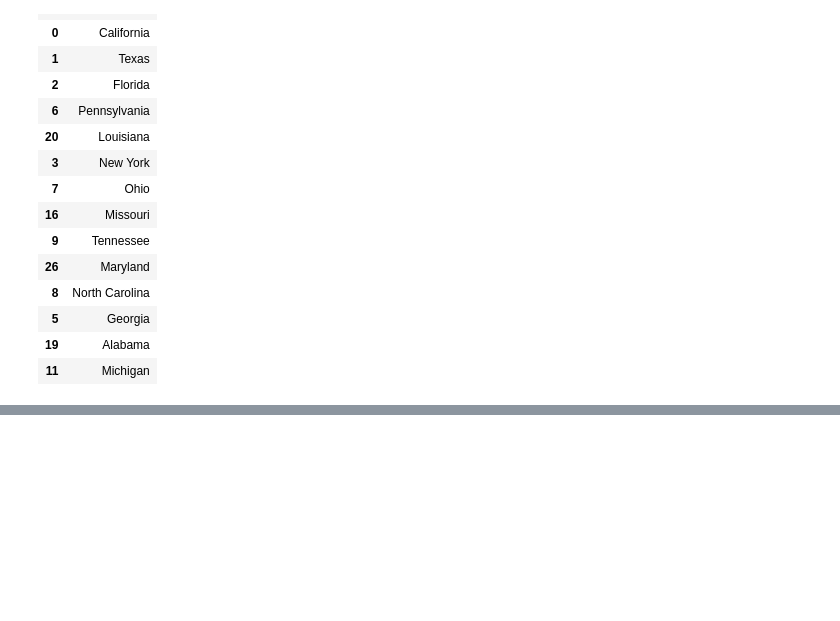
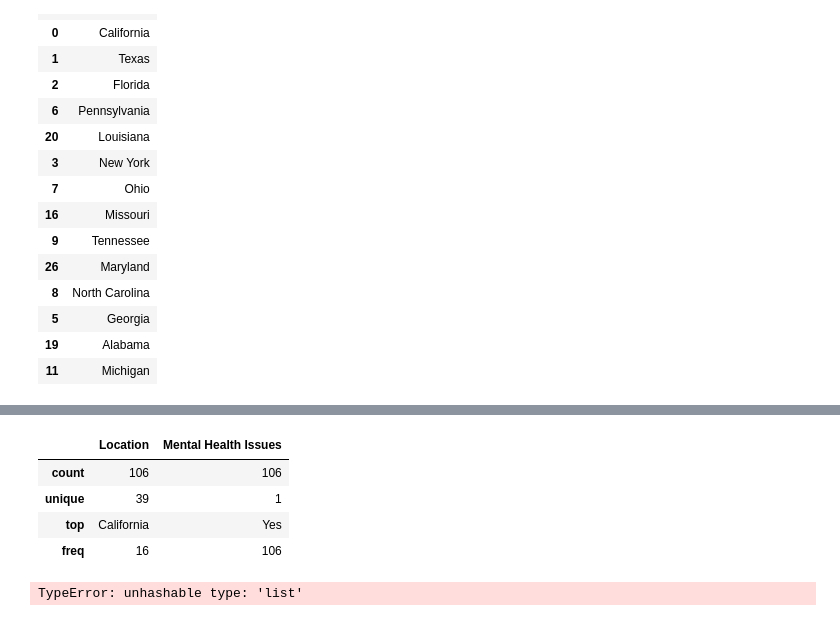
Before and after one commit to panxolopez/proyecto_mineria, a Jupyter notebook: proyecto_data1621.ipynb, the cells around one changed output, grey strips where cells are left out. Drawn from its saved outputs; the diff is of its cells as text; code cells hidden in the pictures; blank space fills up the shorter version.

```diff
--- a/proyecto_data1621.ipynb
+++ b/proyecto_data1621.ipynb
@@ -897,0 +843,8 @@ region.mean()
+# %%
+df_yes.describe()
+# %% [output]
+|  | Location | Mental Health Issues |
+| count | 106 | 106 |
+| unique | 39 | 1 |
+| top | California | Yes |
+| freq | 16 | 106 |
@@ -897,0 +853,4 @@ region.mean()
+# %%
+locations_yes.mean()
+# %% [output]
+TypeError: unhashable type: 'list'
```
Also changed, not shown: parts of 30 cells of this notebook.
